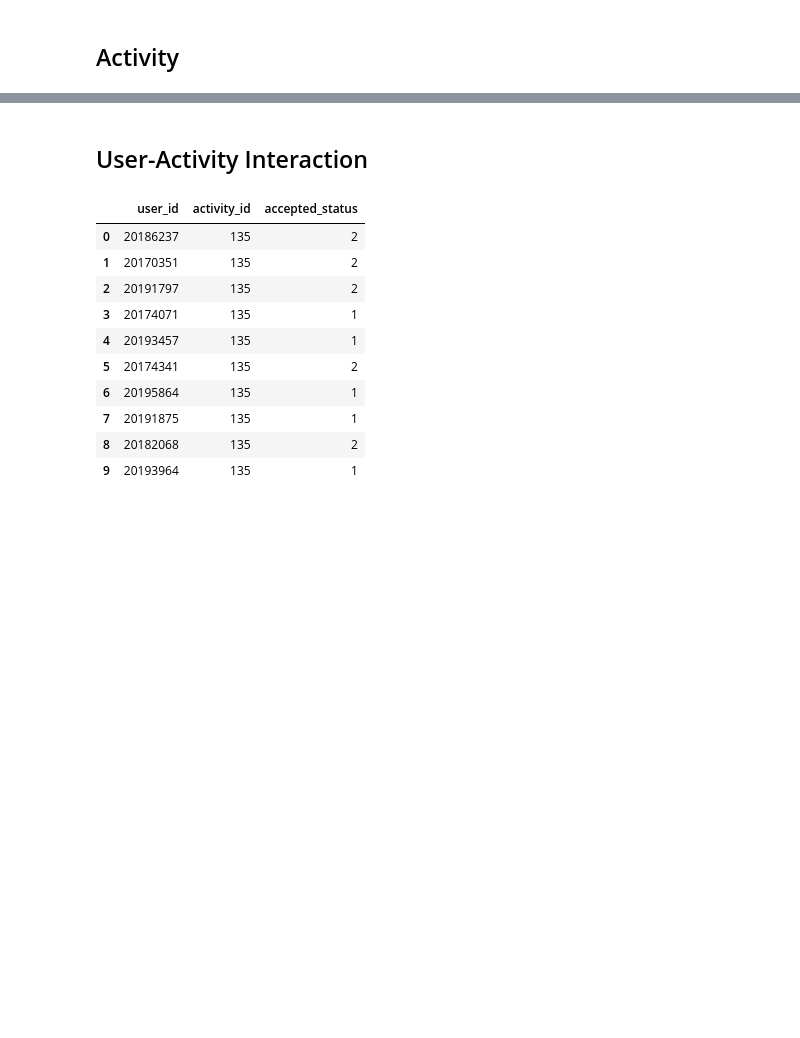
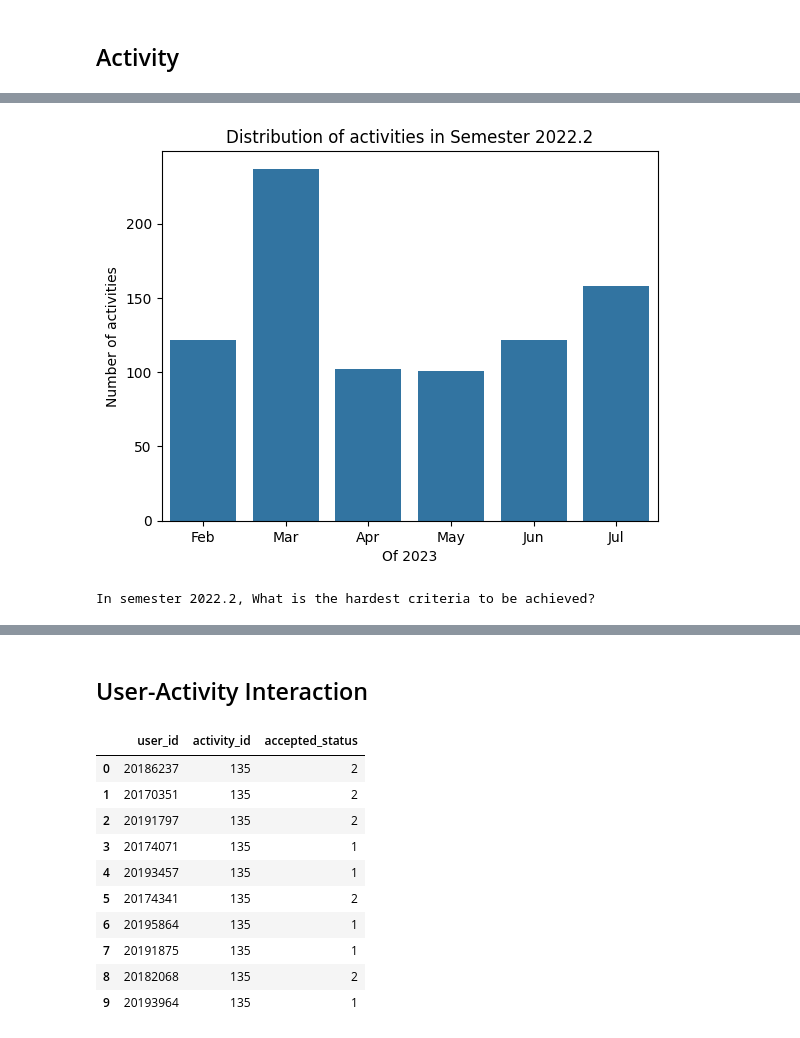
Before and after one commit to qducnguyen/reHUSTER-ctsv, a Jupyter notebook: notebooks/3_eda.ipynb, the cells around one changed output, grey strips where cells are left out. Drawn from its saved outputs; the diff is of its cells as text; code cells hidden in the pictures; blank space fills up the shorter version.

```diff
--- a/notebooks/3_eda.ipynb
+++ b/notebooks/3_eda.ipynb
@@ -145,0 +174,20 @@ array(["[{'CGroupId': 0, 'CId': 51, 'CName': 'Thành viên CLB học thuật, La
+# %%
+sample_df = df_activity[
+    (df_activity.startTime >= feb23)
+    & (df_activity.startTime <= july23)
+]
+t = sample_df.startTime.apply(lambda x: x.month)
+t = t.value_counts().sort_index()
+
+sns.barplot(x=t.index, y=t.values)
+plt.xticks(
+    ticks=range(len(t.index)),
+    labels=['Feb', "Mar", "Apr", "May", "Jun", "Jul"]
+)
+
+plt.xlabel("Of 2023")
+plt.ylabel("Number of activities")
+plt.title("Distribution of activities in Semester 2022.2")
+plt.show()
+# %% [output]
+[figure, added]
@@ -145,0 +209,13 @@ array(["[{'CGroupId': 0, 'CId': 51, 'CName': 'Thành viên CLB học thuật, La
+# %%
+sample_df = df_activity[
+    (df_activity.startTime >= feb23)
+    & (df_activity.startTime <= july23)
+]
+criteria_num_dict = {}
+for row in sample_df['criteria_json']:
+    for c in row:
+        criteria_num_dict[c['CId']] = criteria_num_dict.get(c['CId'], 0) + 1
+
+print("In semester 2022.2, What is the hardest criteria to be achieved?")
+# %% [output]
+In semester 2022.2, What is the hardest criteria to be achieved?
```
Also changed, not shown: parts of 23 cells of this notebook.
